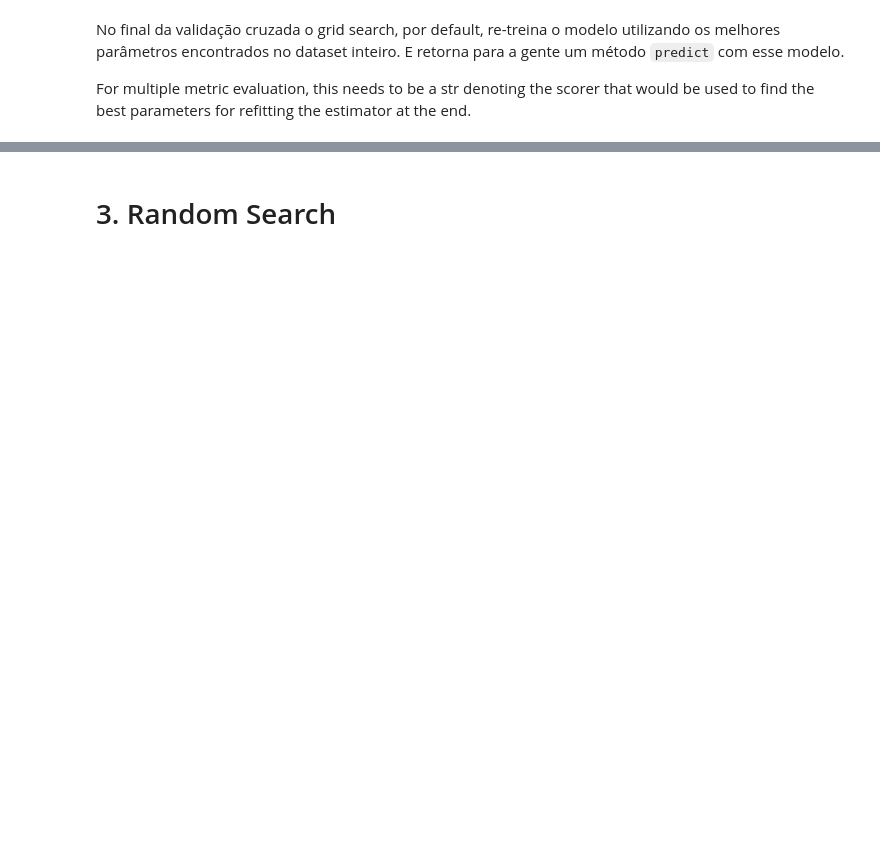
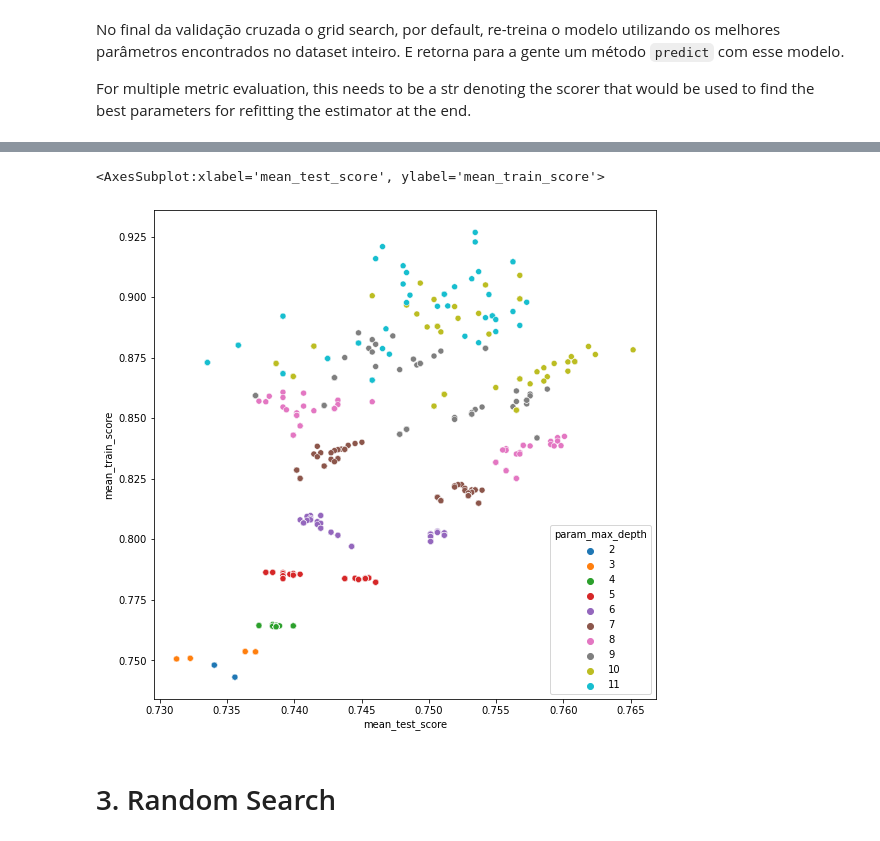
Before and after one commit to patriciacatandi/Lets_Code_DS_Degree_Alunos_ML, a Jupyter notebook: Módulo 9 - Machine Learning I/5_Otimização de Hiperparâmetros/Aula 5 - Otimização de Hiperparâmetros.ipynb, the cells around one changed output, grey strips where cells are left out. Drawn from its saved outputs; the diff is of its cells as text; code cells hidden in the pictures; blank space fills up the shorter version.

```diff
--- a/Módulo 9 - Machine Learning I/5_Otimização de Hiperparâmetros/Aula 5 - Otimização de Hiperparâmetros.ipynb
+++ b/Módulo 9 - Machine Learning I/5_Otimização de Hiperparâmetros/Aula 5 - Otimização de Hiperparâmetros.ipynb
@@ -147,17 +271,17 @@ X_train.shape
 criterions = ['gini', 'entropy']
 
 # Profundidades máximas que iremos testar
-max_depth = list(np.arange(2, 10))
+max_depth = list(np.arange(2, 12))
 max_depth.append(None)
 
 # Número de pontos mínimos necessário para permitir um split no nó
 min_samples_split = np.arange(4, 11)
 
 # Número de pontos mínimos que podem existir em cada folha (nó final)
-min_samples_leaf = np.arange(2, 5)
+min_samples_leaf = np.arange(2, 8)
 
 # Criamos o grid de escolhas
-params_grid = {'criterion': criterions,
+params_grid = {'criterion': ['gini', 'entropy'],
                'max_depth': max_depth,
                'min_samples_split': min_samples_split,
                'min_samples_leaf': min_samples_leaf}
@@ -172,6 +304,8 @@ len(criterions)*len(max_depth)*len(min_samples_split)*len(min_samples_leaf)
 # %%
 # Construindo o objeto "otimizador via grid search com validação cruzada" verbose=2
-grid_search =
+grid_search = GridSearchCV(model_grid, scoring='accuracy', verbose=2, return_train_score=True,
+                    param_grid = params_grid, cv = 3)
 # %%
 %%time
 # Faz o fit do grid search
+grid_search.fit(X_train, y_train)
@@ -180,4 +339,6 @@ grid_search =
 # %%
 # Converte cv_results_ em pandas dataframe
+df = pd.DataFrame(grid_search.cv_results_)
+df.head(20)
 # %%
 # Retorna os melhores parâmetros e o melhor score
@@ -206,3 +449,11 @@ print(f" Acurácia teste: {100*accuracy_score(y_test, y_pred_grid):0.1f}")
+# %%
+# line = np.arange(0.73, 0.96, 0.05)
+# sns.lineplot(x=line, y=line, color='red')
+plt.figure(figsize=(9, 9))
+sns.scatterplot(data=df, x='mean_test_score', y='mean_train_score', hue='param_max_depth')
+# %% [output]
+<AxesSubplot:xlabel='mean_test_score', ylabel='mean_train_score'>
+[figure, added]
 # %% [markdown]
 # 3. Random Search
 # %% [markdown]
```
Also changed, not shown: parts of 52 cells of this notebook.
